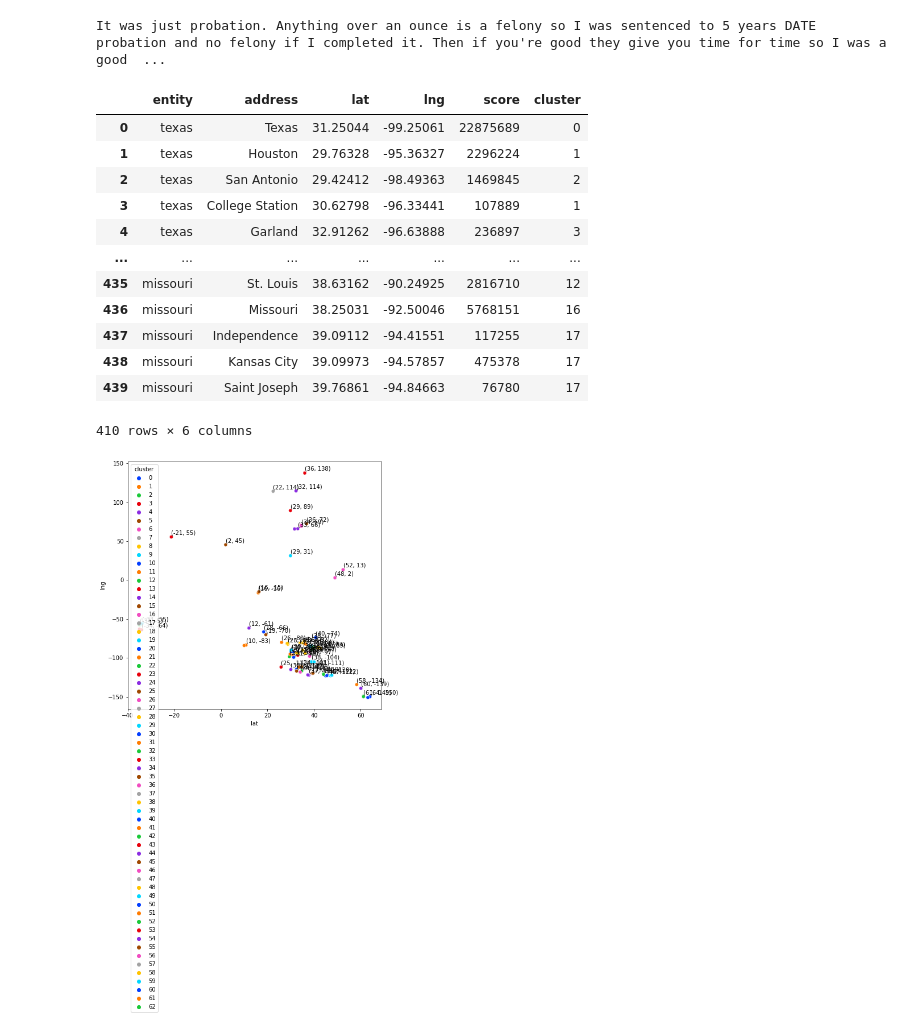
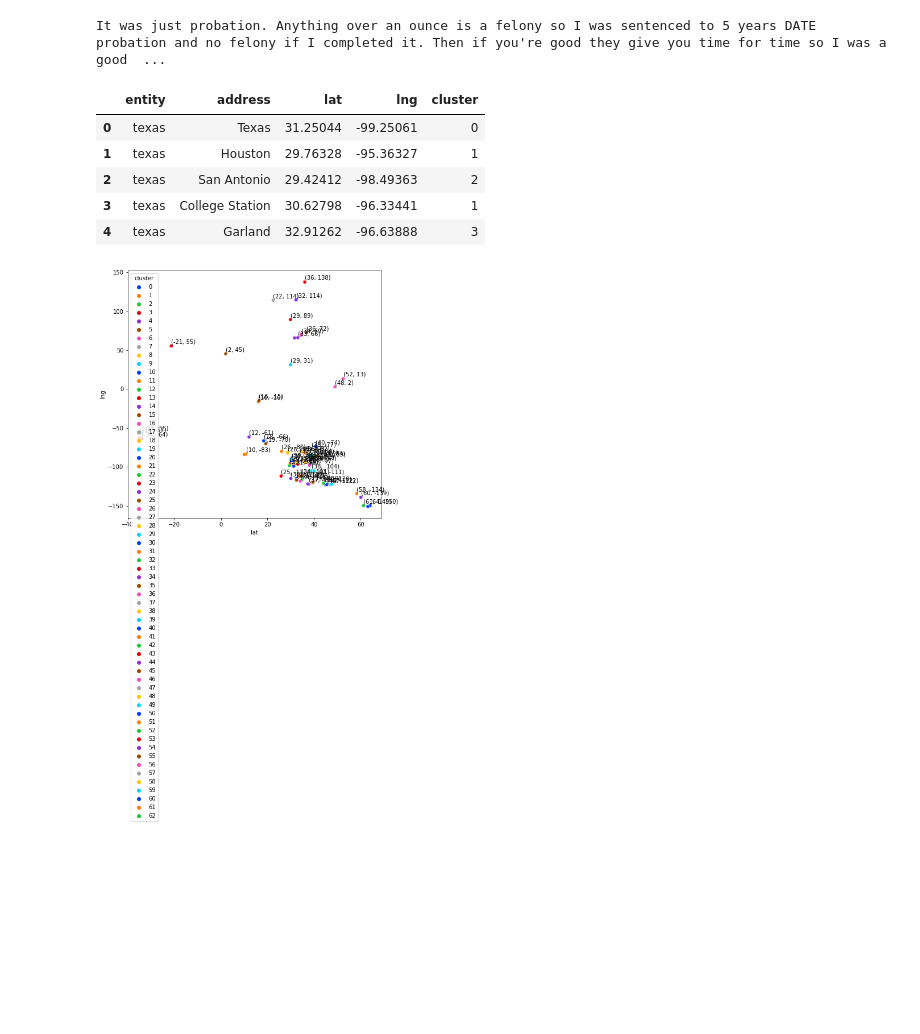
Before and after one commit to akilby/drug_pricing, a Jupyter notebook: notebooks/progress-report.ipynb, the cells around one changed output. Cells and saved outputs as stored; diff of their text form; code cells hidden in the pictures; blank space fills up the shorter version.

```diff
--- a/notebooks/progress-report.ipynb
+++ b/notebooks/progress-report.ipynb
@@ -258,22 +240,15 @@ clusters = DBSCAN(eps=1.5, min_samples=2).fit_predict(X)
 geocodes_df["cluster"] = clusters
 # %%
 geocodes_df = geocodes_df.loc[geocodes_df["cluster"] != -1,:]
-# %%
-geocodes_df
-# %% [output]
-|  | entity | address | lat | lng | score | cluster |
-| 0 | texas | Texas | 31.25044 | -99.25061 | 22875689 | 0 |
-| 1 | texas | Houston | 29.76328 | -95.36327 | 2296224 | 1 |
-| 2 | texas | San Antonio | 29.42412 | -98.49363 | 1469845 | 2 |
-| 3 | texas | College Station | 30.62798 | -96.33441 | 107889 | 1 |
-| 4 | texas | Garland | 32.91262 | -96.63888 | 236897 | 3 |
-| ... | ... | ... | ... | ... | ... | ... |
-| 435 | missouri | St. Louis | 38.63162 | -90.24925 | 2816710 | 12 |
-| 436 | missouri | Missouri | 38.25031 | -92.50046 | 5768151 | 16 |
-| 437 | missouri | Independence | 39.09112 | -94.41551 | 117255 | 17 |
-| 438 | missouri | Kansas City | 39.09973 | -94.57857 | 475378 | 17 |
-| 439 | missouri | Saint Joseph | 39.76861 | -94.84663 | 76780 | 17 |
-410 rows × 6 columns
+# %%
+geocodes_df.drop("score", axis=1).head()
+# %% [output]
+|  | entity | address | lat | lng | cluster |
+| 0 | texas | Texas | 31.25044 | -99.25061 | 0 |
+| 1 | texas | Houston | 29.76328 | -95.36327 | 1 |
+| 2 | texas | San Antonio | 29.42412 | -98.49363 | 2 |
+| 3 | texas | College Station | 30.62798 | -96.33441 | 1 |
+| 4 | texas | Garland | 32.91262 | -96.63888 | 3 |
 # %%
 plt.figure(figsize=(8, 8))
 ax = sns.scatterplot(x="lat", y="lng", hue="cluster", data=geocodes_df, palette="bright")
```
Also changed, not shown: parts of 4 cells of this notebook.
